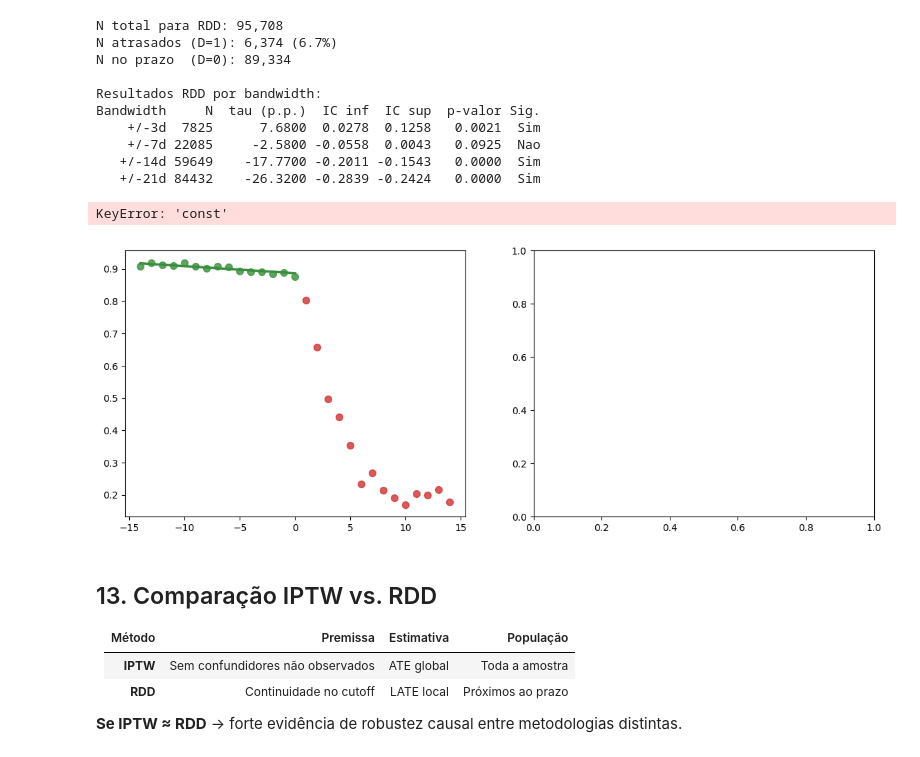
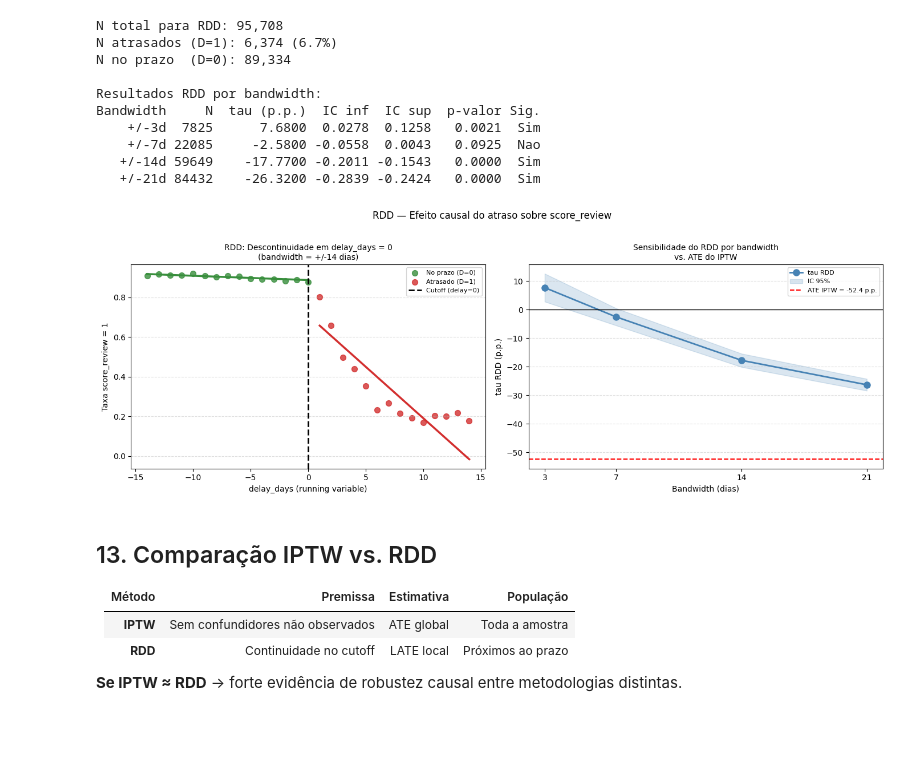
Before and after one commit to mazzacolussi/TCC-CEDS-CAUSAL-AI, a Jupyter notebook: notebooks/modeling/causal_model_10_iptw_v2.ipynb, the cells around one changed output. Drawn from its saved outputs; the diff is of its cells as text; code cells hidden in the pictures; blank space fills up the shorter version.

Commit message:
fix: corrige sintaxe de f-string e KeyError no RDD plot
git checkout main  #

```diff
--- a/notebooks/modeling/causal_model_10_iptw_v2.ipynb
+++ b/notebooks/modeling/causal_model_10_iptw_v2.ipynb
@@ -55,3 +46,0 @@ df.head()
-# %%
-outcome = find_specific_variables(features, "target", specific_value = True)[0]
-outcome
@@ -68,9 +47,20 @@ Reviews Nulos: 0
 # %%
+df_raw = pd.read_parquet(os.path.join(INTERIM_DATA_DIR, 'interim_dataset.parquet'))
+
+# Filtro: apenas pedidos entregues
+df = df_raw[df_raw['order_status'] == 'delivered'].copy()
+
+# Cria pedido_multi_item se nao existir
 df['pedido_multi_item'] = (df['n_items'] > 1).astype(int)
 
-print(f'Prevalencia dos tratamentos:\n')
-
-for trt in ['is_delayed','pedido_multi_item']:
-    s = df[trt].dropna()
-    print(f'{trt}: {s.mean()*100:.1f}% ({int(s.sum()):,})')
+print(f'Dataset completo:   {df_raw.shape[0]:,} pedidos')
+print(f'Apenas delivered:   {df.shape[0]:,} pedidos ({df.shape[0]/df_raw.shape[0]*100:.1f}%)')
+print(f'\nOutcome score_review:')
+print(f'  1 (neutro/positivo): {df["score_review"].sum():,.0f} ({df["score_review"].mean()*100:.1f}%)')
+print(f'  0 (negativo):        {(df["score_review"]==0).sum():,} ({(df["score_review"]==0).mean()*100:.1f}%)')
+print(f'  Nulos:               {df["score_review"].isna().sum():,}')
+print(f'\nPrevalencia dos tratamentos:')
+for t in ['is_delayed', 'atraso_leve', 'atraso_grave', 'pedido_multi_item']:
+    s = df[t].dropna()
+    print(f'  {t:<22}: {s.mean()*100:.1f}% ({int(s.sum()):,})')
 # %% [output]
@@ -402,47 +698,46 @@ axes[0].scatter(binned_R['X'], binned_R['score_review'],
                 color='#d32f2f', alpha=0.8, s=50, label='Atrasado (D=1)')
 
 for d_val, cor in [(0, '#388e3c'), (1, '#d32f2f')]:
-    sub  = df_plot[df_plot['D'] == d_val]
-    Xs   = sm.add_constant(sub[['X', 'D', 'DX']])
-    m    = sm.OLS(sub['score_review'], Xs).fit()
-    xr   = np.linspace(sub['X'].min(), sub['X'].max(), 100)
-    dr   = np.ones(100) * d_val
-    pred = m.params['const'] + m.params['X']*xr + m.params['D']*dr + m.params['DX']*(dr*xr)
+    sub   = df_plot[df_plot['D'] == d_val]
+    Xs    = sm.add_constant(sub[['X']], has_constant='add')
+    m     = sm.OLS(sub['score_review'], Xs).fit()
+    xr    = np.linspace(sub['X'].min(), sub['X'].max(), 100)
+    xr_df = sm.add_constant(pd.DataFrame({'X': xr}), has_constant='add')
+    pred  = m.predict(xr_df)
     axes[0].plot(xr, pred, color=cor, linewidth=2.5)
 
 axes[0].axvline(0, color='black', linewidth=2, linestyle='--', label='Cutoff (delay=0)')
 axes[0].set_xlabel('delay_days (running variable)')
 axes[0].set_ylabel('Taxa score_review = 1')
 axes[0].set_title(f'RDD: Descontinuidade em delay_days = 0\n(bandwidth = +/-{bw_plot} dias)', fontsize=10)
 axes[0].legend(fontsize=8)
 axes[0].grid(axis='y', linestyle='--', alpha=0.4)
 
 # Plot 2: Sensibilidade do tau por bandwidth
 bws_num = [int(r['Bandwidth'].replace('+/-','').replace('d','')) for r in results_rdd]
 taus    = [r['tau (p.p.)'] for r in results_rdd]
 ic_inf  = [r['IC inf'] * 100 for r in results_rdd]
 ic_sup  = [r['IC sup'] * 100 for r in results_rdd]
 
 axes[1].plot(bws_num, taus, 'o-', color='steelblue', linewidth=2, markersize=8, label='tau RDD')
 axes[1].fill_between(bws_num, ic_inf, ic_sup, alpha=0.2, color='steelblue', label='IC 95%')
 axes[1].axhline(r1['ate'] * 100, color='red', linewidth=1.5, linestyle='--',
                 label=f'ATE IPTW = {r1["ate"]*100:.1f} p.p.')
 axes[1].axhline(0, color='black', linewidth=1)
 axes[1].set_xlabel('Bandwidth (dias)')
 axes[1].set_ylabel('tau RDD (p.p.)')
 axes[1].set_title('Sensibilidade do RDD por bandwidth\nvs. ATE do IPTW', fontsize=10)
 axes[1].set_xticks(bws_num)
 axes[1].legend(fontsize=8)
 axes[1].grid(axis='y', linestyle='--', alpha=0.4)
 
 plt.suptitle('RDD — Efeito causal do atraso sobre score_review', fontsize=12, y=1.02)
 plt.tight_layout()
 plt.savefig('../../reports/figures/rdd_is_delayed.png', dpi=150, bbox_inches='tight')
 plt.show()
 plt.close()
 # %% [output]
-KeyError: 'const'
-[figure, old version]
+[figure, new version]
 # %% [markdown]
 ## 13. Comparação IPTW vs. RDD
 
```
Also changed, not shown: parts of 23 cells of this notebook.
